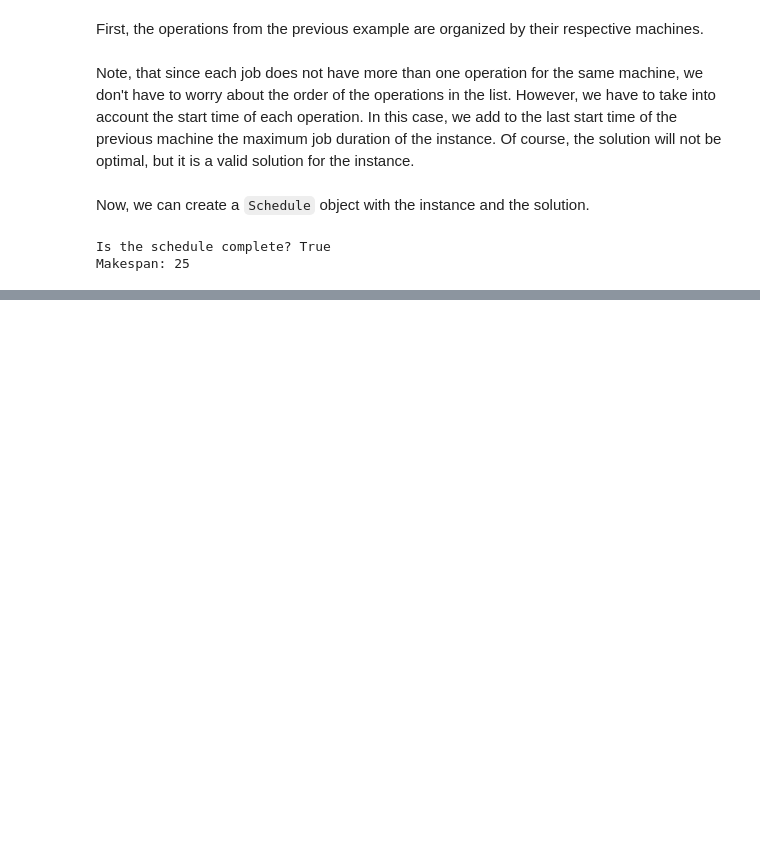
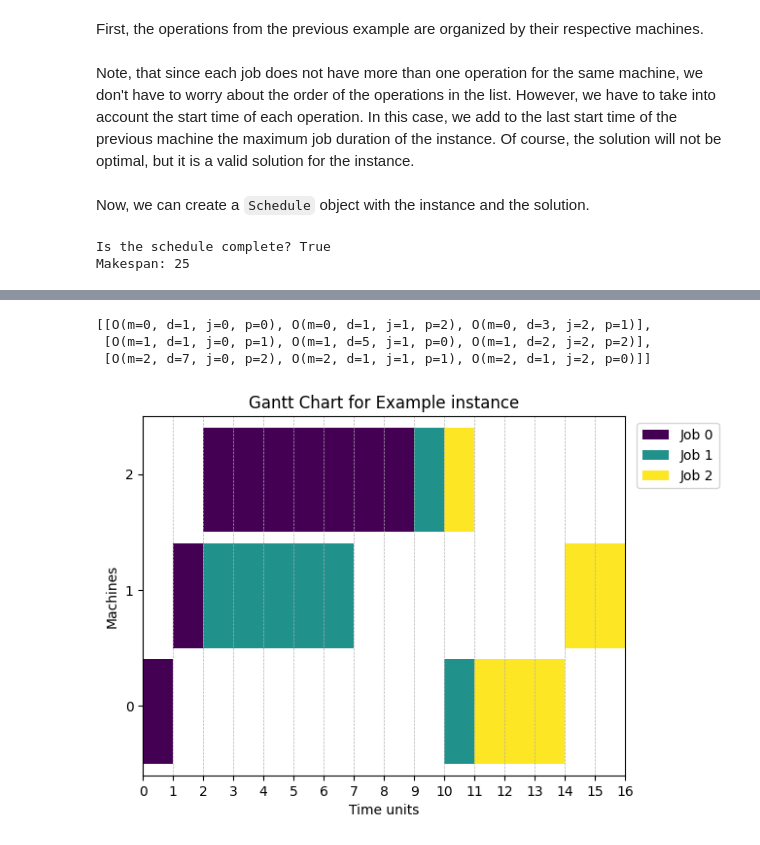
Before and after one commit to Pabloo22/job_shop_lib, a Jupyter notebook: examples/01-How-Solutions-are-Represented.ipynb, the cells around one changed output, grey strips where cells are left out. Cells and saved outputs as stored; diff of their text form; code cells hidden in the pictures; blank space fills up the shorter version.

Commit message:
[Examples] Add example with `create_schedule_from_raw_solution` method.

```diff
--- a/examples/01-How-Solutions-are-Represented.ipynb
+++ b/examples/01-How-Solutions-are-Represented.ipynb
@@ -80,0 +81,13 @@ _ = plot_gantt_chart(schedule)
+# %%
+raw_solution = [cpu_operations, gpu_operations, data_center_operations]
+raw_solution
+# %% [output]
+[[O(m=0, d=1, j=0, p=0), O(m=0, d=1, j=1, p=2), O(m=0, d=3, j=2, p=1)],
+ [O(m=1, d=1, j=0, p=1), O(m=1, d=5, j=1, p=0), O(m=1, d=2, j=2, p=2)],
+ [O(m=2, d=7, j=0, p=2), O(m=2, d=1, j=1, p=1), O(m=2, d=1, j=2, p=0)]]
+# %%
+dispatcher = Dispatcher(instance)
+optimized_schedule = dispatcher.create_schedule_from_raw_solution(raw_solution)
+_ = plot_gantt_chart(optimized_schedule)
+# %% [output]
+[figure, added]
```
Also changed, not shown: parts of 2 cells of this notebook.
